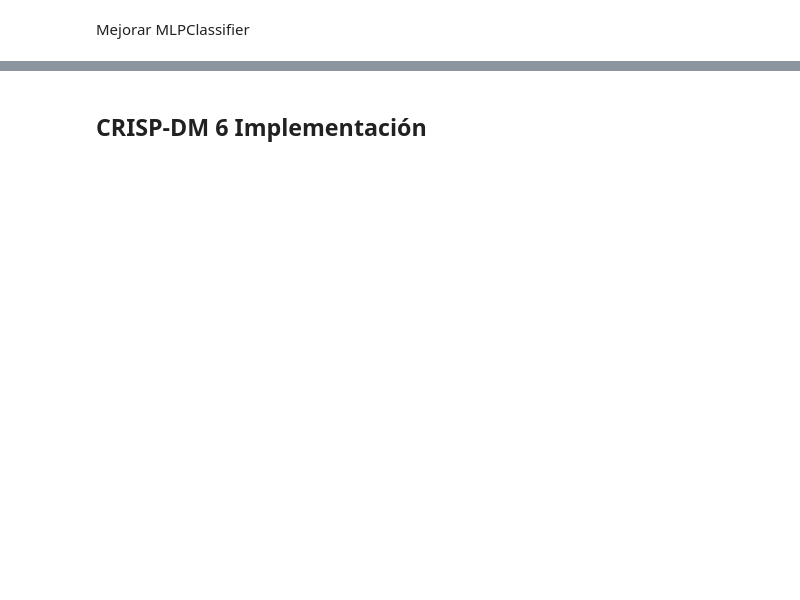
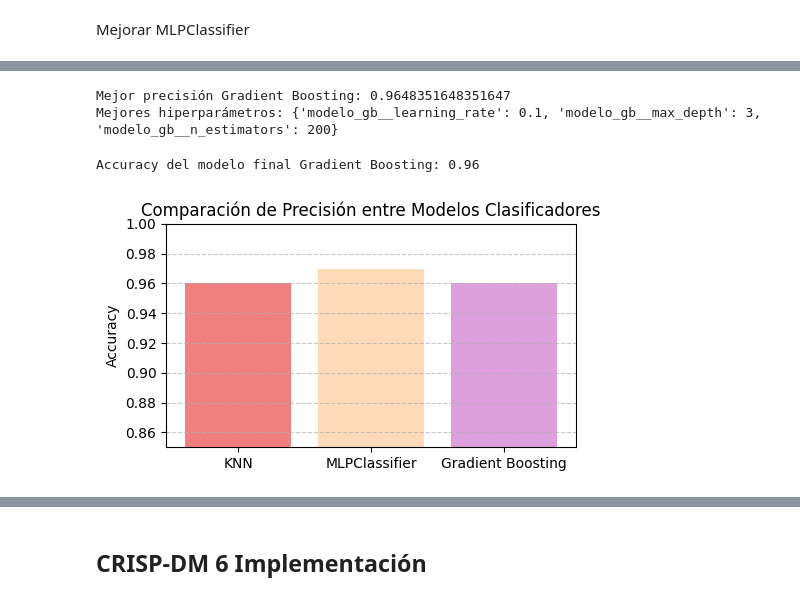
Before and after one commit to Mcps40/Dunder, a Jupyter notebook: Ultima_Data.ipynb, the cells around one changed output, grey strips where cells are left out. Cells and saved outputs as stored; diff of their text form; code cells hidden in the pictures; blank space fills up the shorter version.

```diff
--- a/Ultima_Data.ipynb
+++ b/Ultima_Data.ipynb
@@ -1036,0 +1110,45 @@ Mejores hiperparámetros: {'modelo_gb__learning_rate': 0.1, 'modelo_gb__max_dept
+# %%
+# Guarda en la variable el mejor modelo encontrado
+gb_best = grid_gb.best_estimator_
+y_pred_gb = gb_best.predict(X_test)
+
+# Resultados del GridSearch
+print("Mejor precisión Gradient Boosting:", grid_gb.best_score_) # muestra la mejor precisión que logró el modelo.
+print("Mejores hiperparámetros:", grid_gb.best_params_) # Muestra los hiperparámetros que lograron el mejor rendimiento.
+# %% [output]
+Mejor precisión Gradient Boosting: 0.9648351648351647
+Mejores hiperparámetros: {'modelo_gb__learning_rate': 0.1, 'modelo_gb__max_depth': 3, 'modelo_gb__n_estimators': 200}
+# %%
+# Predicción y evaluación en datos de prueba
+y_pred_gb = grid_gb.predict(X_test) # usa directamente el mejor modelo
+acuracy_gb = accuracy_score(y_test, y_pred_gb) # compara las respuestas reales con las predicciones que realizó el modelo y calcula el porcentaje de aciertos.
+print(f"Accuracy del modelo final Gradient Boosting: {acuracy_gb:.2f}") # Muestra el porcentaje de aciertos que tuvo el modelo.
+# %% [output]
+Accuracy del modelo final Gradient Boosting: 0.96
+# %%
+import matplotlib.pyplot as plt
+
+# Nombres de los modelos
+models = ['KNN', 'MLPClassifier', 'Gradient Boosting']
+
+# Precisión final de cada modelo con los hiperparámetros aplicados
+#accuracy_values = [acuracy_knn, acuracy_mlp, acuracy_gb] (esta opción me muestra el gráfico con una diferencia de porcentaje al mostrar la barra)
+accuracy_values = [0.96, 0.97, 0.96] # se ingresa el resultado manualmente para mostrar correctamente los porcentajes obtenidos.
+
+
+# Colores para cada modelo
+colors = ['lightcoral', 'peachpuff', 'plum']
+
+# Crear el gráfico
+plt.figure(figsize=(5, 3)) # da tamaño al gráfico
+plt.bar(models, accuracy_values, color=colors)
+
+# Ajuste de ejes y etiquetas
+plt.ylim(0.85, 1.0)
+plt.ylabel('Accuracy')
+plt.title('Comparación de Precisión entre Modelos Clasificadores')
+plt.grid(axis='y', linestyle='--', alpha=0.7)
+plt.tight_layout()
+plt.show()
+# %% [output]
+[figure, added]
```
Also changed, not shown: parts of 16 cells of this notebook.
